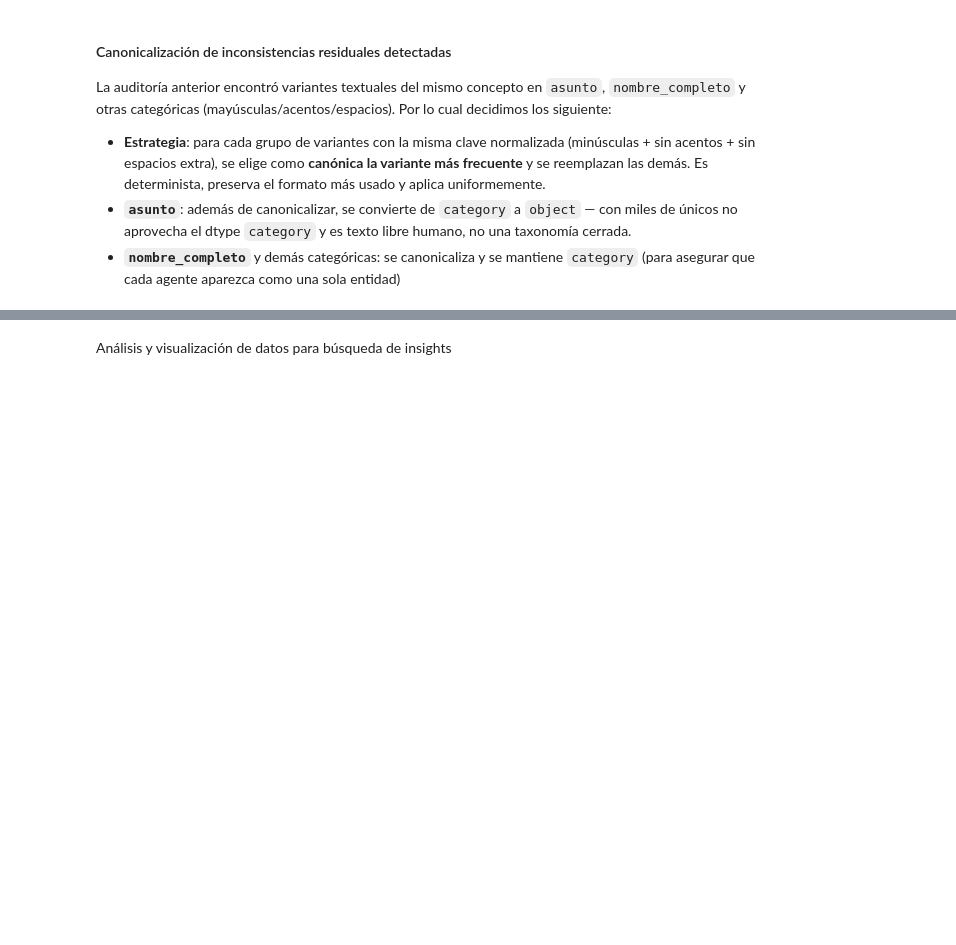
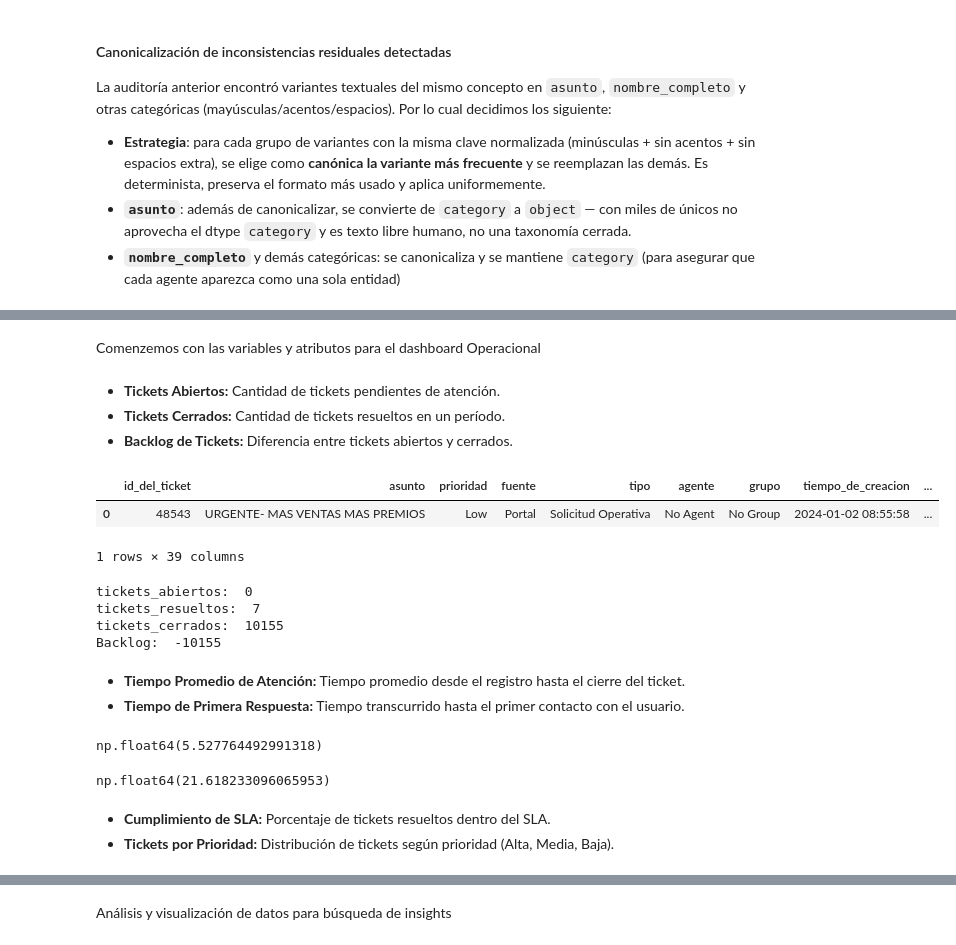
Before and after one commit to EV081/Proyecto-Promotick-ACD, a Jupyter notebook: ACD_data_proyecto_limpieza.ipynb, the cells around one changed output, grey strips where cells are left out. Drawn from its saved outputs; the diff is of its cells as text; code cells hidden in the pictures; blank space fills up the shorter version.

Commit message:
feat: Add metricas del dashboard operacional y codificar variables categóricas

```diff
--- a/ACD_data_proyecto_limpieza.ipynb
+++ b/ACD_data_proyecto_limpieza.ipynb
@@ -1216,0 +1224,54 @@ Feature Engineering: variables derivadas y atributos construidos
+# %% [markdown]
+Comenzemos con las variables y atributos para el dashboard Operacional
+# %% [markdown]
+- **Tickets Abiertos:** Cantidad de tickets pendientes de atención.
+- **Tickets Cerrados:** Cantidad de tickets resueltos en un período.
+- **Backlog de Tickets:** Diferencia entre tickets abiertos y cerrados.
+# %%
+estados_posibles = ['Resolved', 'Closed', 'Open']
+df['estado'] = pd.Categorical(df['estado'], categories=estados_posibles)
+df_estado = pd.get_dummies(df['estado'], dtype=int)
+df_estado.columns = df_estado.columns.astype(str)
+df_final = df.join(df_estado).drop(columns=['estado'])
+# %%
+estados_posibles = ['Resolved', 'Closed', 'Open']
+df['estado'] = pd.Categorical(df['estado'], categories=estados_posibles)
+df_estado = pd.get_dummies(df['estado'], dtype=int)
+df_estado.columns = df_estado.columns.astype(str)
+df_final = df.join(df_estado).drop(columns=['estado'])
+# %%
+df_final.head(1)
+# %% [output]
+|  | id_del_ticket | asunto | prioridad | fuente | tipo | agente | grupo | tiempo_de_creacion | ... |
+| 0 | 48543 | URGENTE- MAS VENTAS MAS PREMIOS | Low | Portal | Solicitud Operativa | No Agent | No Group | 2024-01-02 08:55:58 | ... |
+1 rows × 39 columns
+# %%
+tickets_abiertos = df_final['Open'].sum()
+tickets_resueltos = df_final['Resolved'].sum()
+tickets_cerrados = df_final['Closed'].sum()
+
+print("tickets_abiertos: ",tickets_abiertos)
+print("tickets_resueltos: ",tickets_resueltos)
+print("tickets_cerrados: ",tickets_cerrados)
+print("Backlog: ",tickets_abiertos-tickets_cerrados)
+# %% [output]
+tickets_abiertos:  0
+tickets_resueltos:  7
+tickets_cerrados:  10155
+Backlog:  -10155
+# %% [markdown]
+- **Tiempo Promedio de Atención:** Tiempo promedio desde el registro hasta el cierre del ticket.
+- **Tiempo de Primera Respuesta:** Tiempo transcurrido hasta el primer contacto con el usuario.
+# %%
+tiempo_primera_respuesta = df_final['primer_tiempo_de_respuesta_en_horas'].mean()
+tiempo_primera_respuesta
+# %% [output]
+np.float64(5.527764492991318)
+# %%
+tiempo_atencion = df_final['tiempo_de_resolucion_en_horas'].mean()
+tiempo_atencion
+# %% [output]
+np.float64(21.618233096065953)
+# %% [markdown]
+- **Cumplimiento de SLA:** Porcentaje de tickets resueltos dentro del SLA.
+- **Tickets por Prioridad:** Distribución de tickets según prioridad (Alta, Media, Baja).
```
Also changed, not shown: parts of 22 cells of this notebook.
